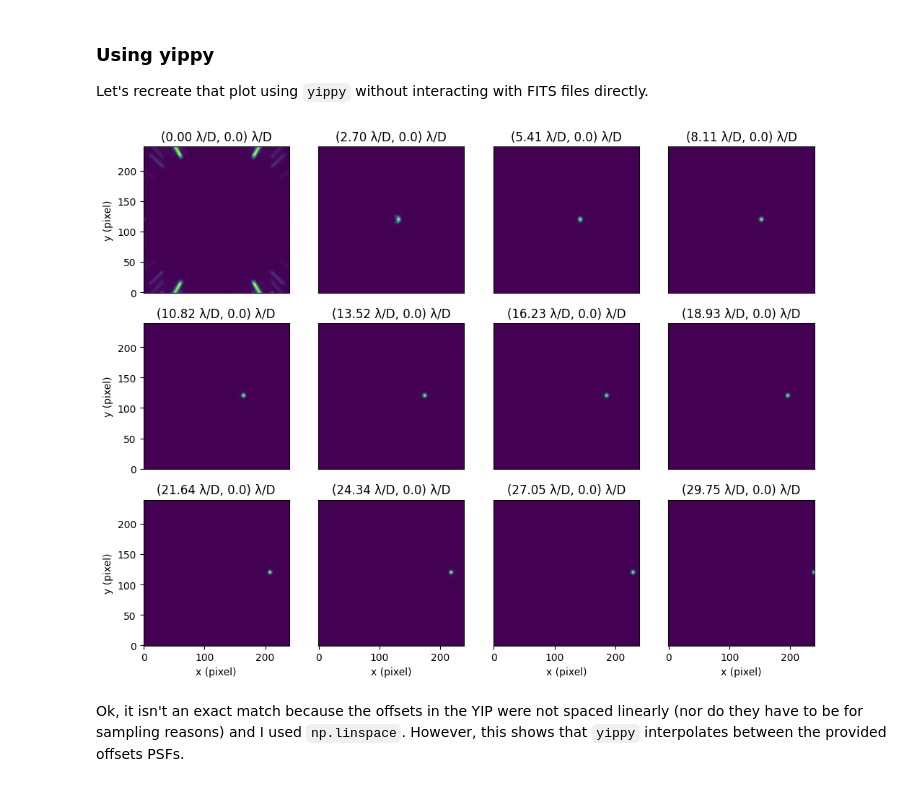
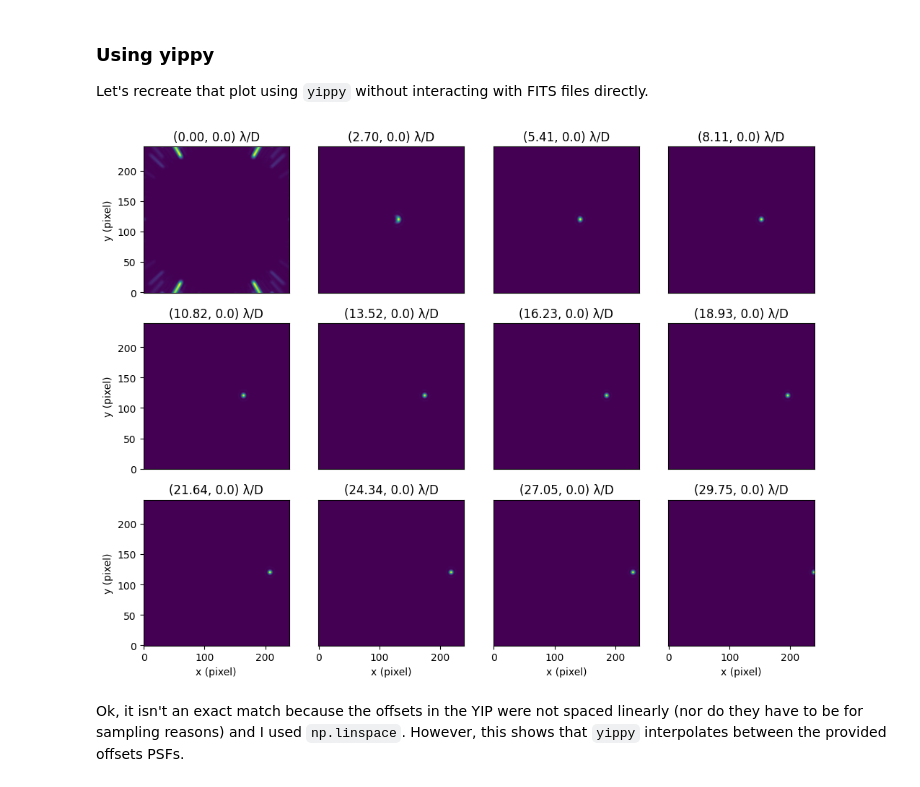
Before and after one commit to CoreySpohn/yippy, a Jupyter notebook: docs/examples/Basics.ipynb, the cells around one changed output. Saved outputs shown, nothing was run; the diff lists cells and outputs as text; code cells hidden in the pictures.

```diff
--- a/docs/examples/Basics.ipynb
+++ b/docs/examples/Basics.ipynb
@@ -125,20 +125,20 @@ coro = Coronagraph(yip_path)
 # %%
 ### Plotting PSF data
 fig, axes = set_up_plot()
 
 # Choosing the PSF offset index values
 x_offsets = np.linspace(0, 29.75, axes.shape[0]*axes.shape[1])*lod
 
 # Loop through and plot the PSFs
 for ax, x in zip(axes.flatten(), x_offsets):
     # Plot the PSF data at the current offset
     ax.imshow(coro.offax(x, 0*lod), origin='lower')
 
     # Make the plot pretty
-    ax.set_title(f"({x:.2f}, {0:.1f}) {lod}")
+    ax.set_title(f"({x.value:.2f}, {0:.1f}) {lod}")
     ax = ax_labels_and_ticks(ax)
 plt.show()
 # %% [output]
-[figure, old version]
+[figure, new version]
 # %% [markdown]
 Ok, it isn't an exact match because the offsets in the YIP were not spaced linearly (nor do they have to be for sampling reasons) and I used `np.linspace`. However, this shows that `yippy` interpolates between the provided offsets PSFs.
```
Also changed, not shown: 1 other file.
